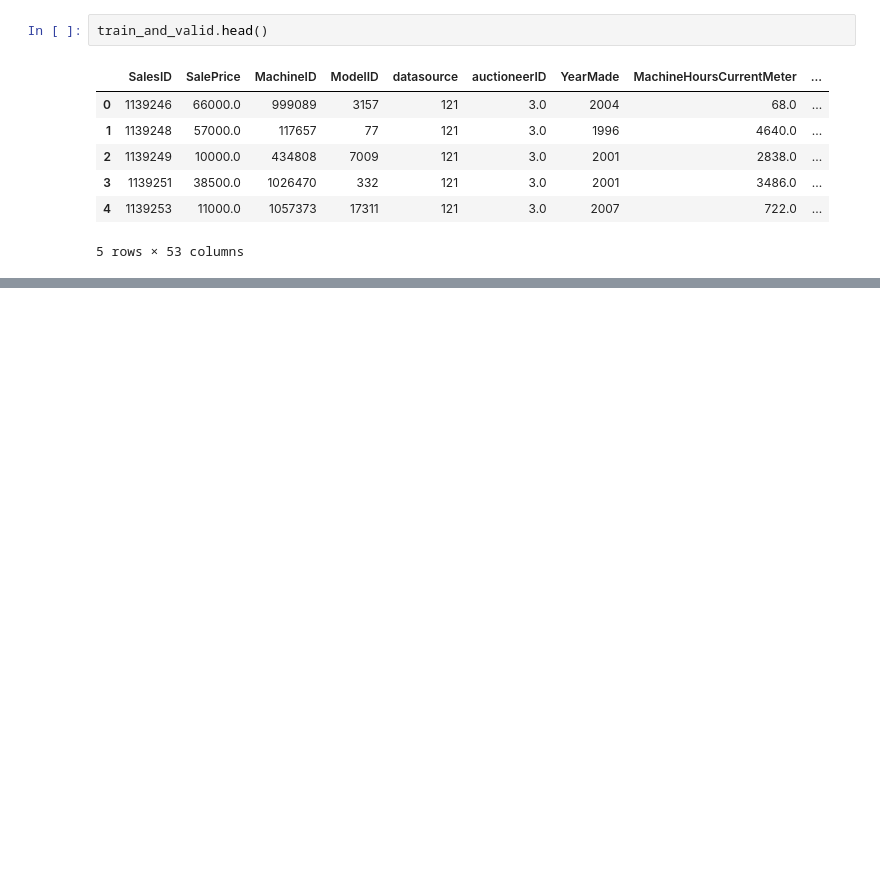
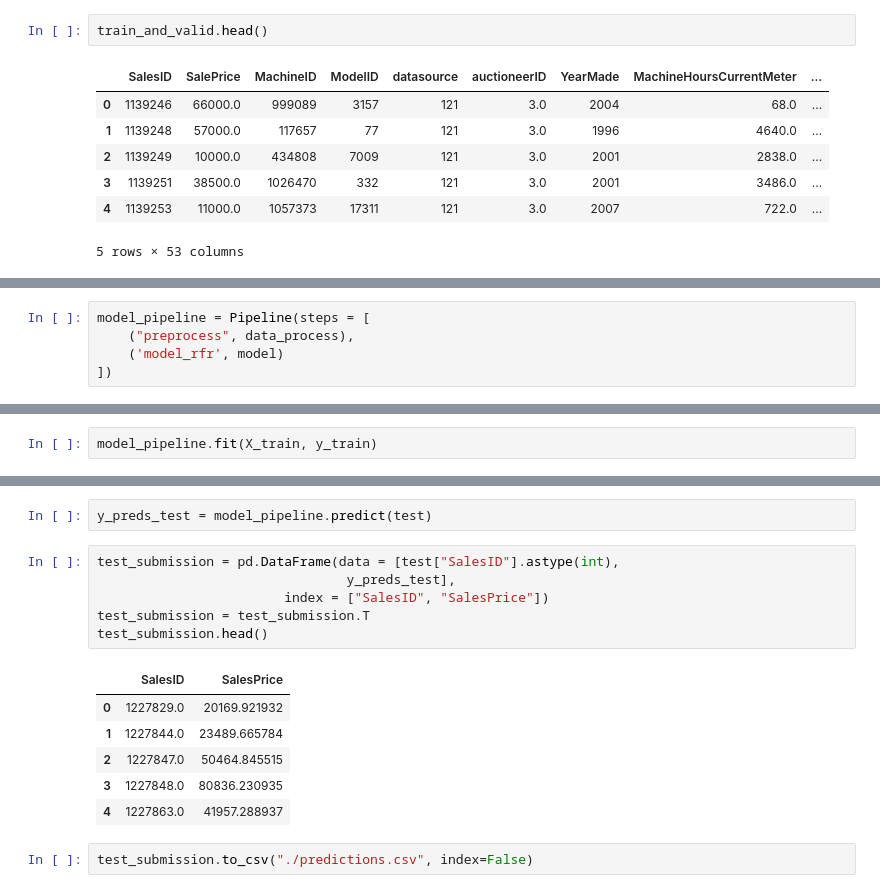
Before and after one commit to gargharshal/Kaggle, a Jupyter notebook: Bluebook for Bulldozer/Blue Book for Bulldozers.ipynb, the cells around one changed output, grey strips where cells are left out. Drawn from its saved outputs; the diff is of its cells as text; blank space fills up the shorter version.

Commit message:
Steps clubbed using Scikit Pipelines

```diff
--- a/Bluebook for Bulldozer/Blue Book for Bulldozers.ipynb
+++ b/Bluebook for Bulldozer/Blue Book for Bulldozers.ipynb
@@ -1091,0 +256,5 @@ plot_features(feature_importance)
+# %%
+model_pipeline = Pipeline(steps = [
+    ("preprocess", data_process),
+    ('model_rfr', model)
+])
@@ -1091,0 +263,2 @@ plot_features(feature_importance)
+# %%
+model_pipeline.fit(X_train, y_train)
@@ -1091,0 +351,17 @@ plot_features(feature_importance)
+# %%
+y_preds_test = model_pipeline.predict(test)
+# %%
+test_submission = pd.DataFrame(data = [test["SalesID"].astype(int),
+                                y_preds_test],
+                        index = ["SalesID", "SalesPrice"])
+test_submission = test_submission.T
+test_submission.head()
+# %% [output]
+|  | SalesID | SalesPrice |
+| 0 | 1227829.0 | 20169.921932 |
+| 1 | 1227844.0 | 23489.665784 |
+| 2 | 1227847.0 | 50464.845515 |
+| 3 | 1227848.0 | 80836.230935 |
+| 4 | 1227863.0 | 41957.288937 |
+# %%
+test_submission.to_csv("./predictions.csv", index=False)
```
Also changed, not shown: parts of 125 cells of this notebook.
